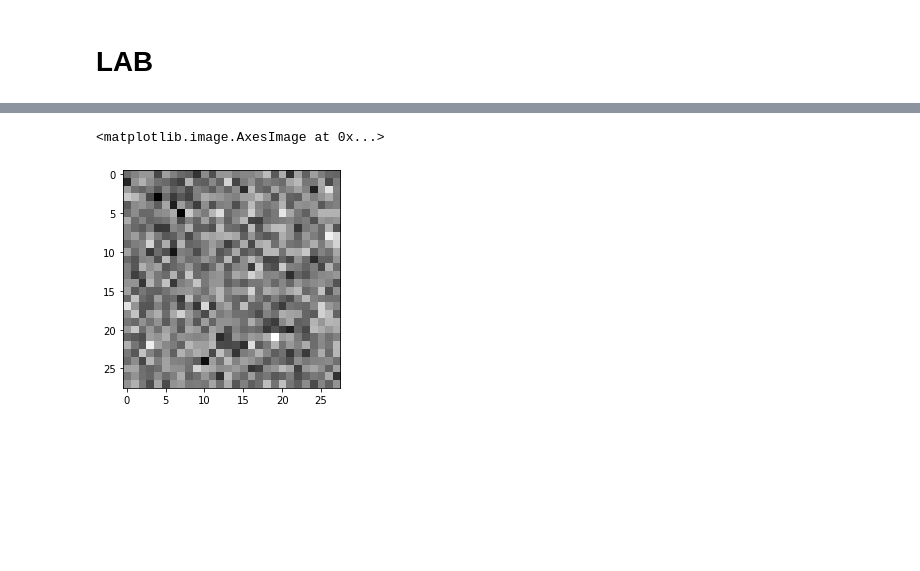
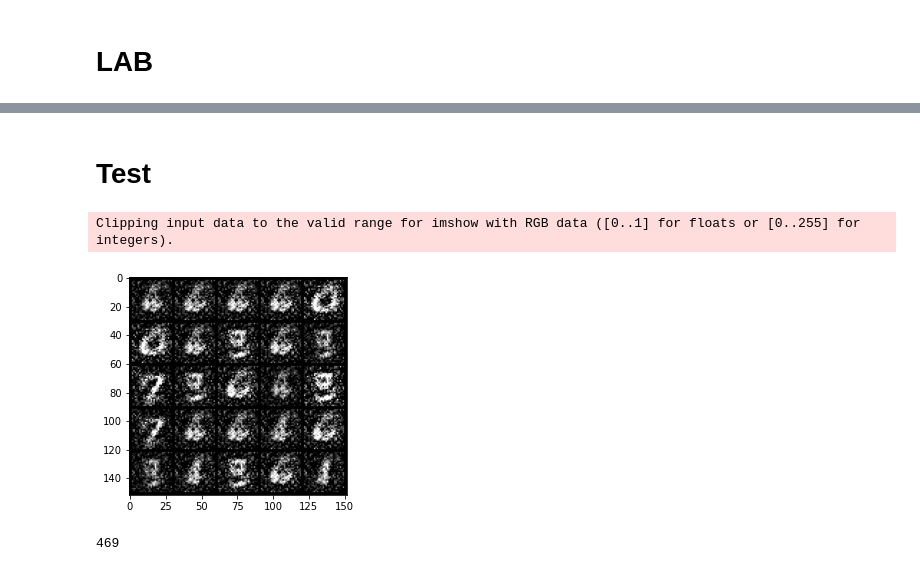
Before and after one commit to AlirezaKhodabakhsh/GAN-LAB, a Jupyter notebook: test.ipynb, the cells around one changed output, grey strips where cells are left out. Drawn from its saved outputs; the diff is of its cells as text; code cells hidden in the pictures; blank space fills up the shorter version.

Commit message:
Model reached to result for first time

```diff
--- a/test.ipynb
+++ b/test.ipynb
@@ -65,11 +65,11 @@ class Discriminator(nn.Module):
 hidden_dim = 128
 noise_dim=64
 image_dim=28*28
-batch_size=64
+batch_size=128
 lr=0.00001
 epochs=200
 num_images = 10
-disp_freq=500
+disp_freq=100
 
 
 root_ds='D:\GitHub\gan-lab\Dataset'
@@ -161,7 +161,7 @@ for epoch in range(1,epochs+1):
 
 # Save Best Model
         if loss_gen <= loss_gen_min:
-            filename = root_bm + '\loss_gen_{:.2f}.pt'.format(loss_gen)
+            filename = root_bm + '\model_epoch_{}_loss_gen_{}.pt'.format(epoch,loss_gen)
             torch.save({'state_dict': model_gen.state_dict()}, filename)
             loss_gen_min = loss_gen
 # %% [output]
@@ -193,11 +186,29 @@ model.load_state_dict(best_model['state_dict'])
+# %% [markdown]
+# Test
 # %%
-model.eval()
-fake_images = model(get_noise(num_images, noise_dim))
+model_gen.eval()
+fake_images = model_gen(get_noise(25, noise_dim, device=device))
 # %%
 images=fake_images.view(-1,28,28)
 # %%
-i=3
-plt.imshow(images.detach().numpy()[i], cmap='gray')
+i=8
+plt.imshow(images.to('cpu').detach().numpy()[i], cmap='gray')
-# %% [output]
-<matplotlib.image.AxesImage at 0x...>
-[figure, removed]
+# %%
+def show_tensor_images(image_tensor, num_images=25, size=(1, 28, 28)):
+    '''
+    Function for visualizing images: Given a tensor of images, number of images, and
+    size per image, plots and prints the images in a uniform grid.
+    '''
+    image_unflat = image_tensor.detach().cpu().view(-1, *size)
+    image_grid = make_grid(image_unflat[:num_images], nrow=5)
+    plt.imshow(image_grid.permute(1, 2, 0).squeeze())
+    plt.show()
+# %%
+show_tensor_images(fake_images)
+# %% [output]
+Clipping input data to the valid range for imshow with RGB data ([0..1] for floats or [0..255] for integers).
+[figure, added]
+# %%
+len(dataloader)
+# %% [output]
+469
```
Also changed, not shown: parts of 5 cells of this notebook.
